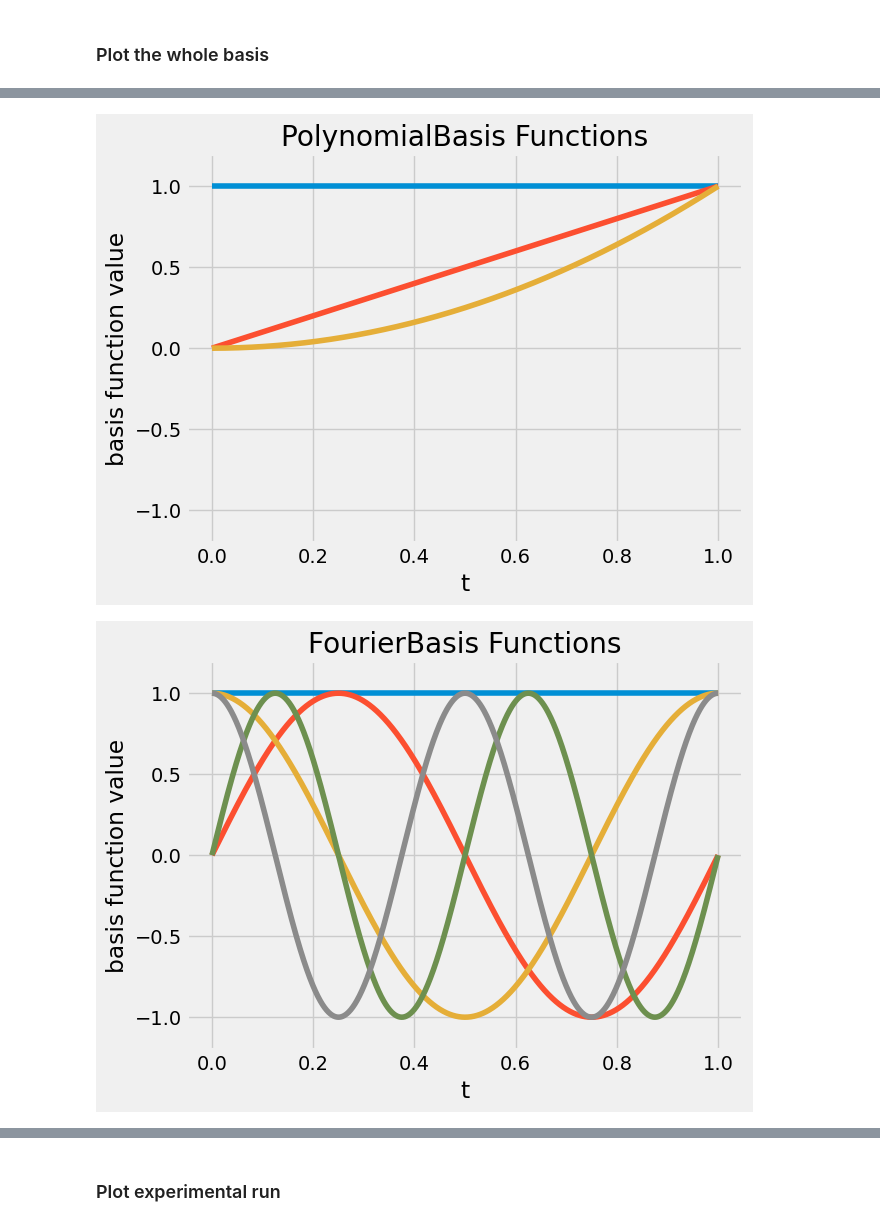
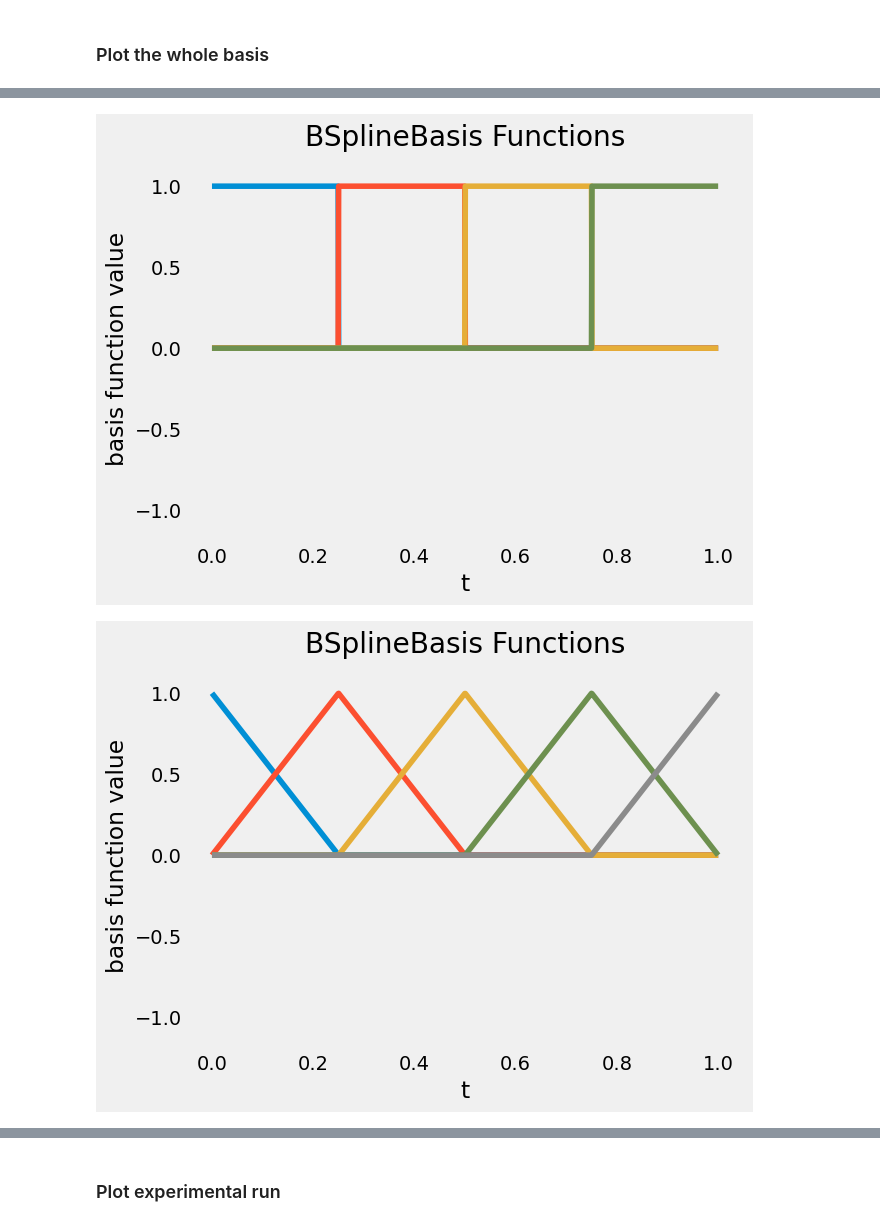
Before and after one commit to TedOiler/nbdo_paper, a Jupyter notebook: playground/J/check_J.ipynb, the cells around one changed output, grey strips where cells are left out. Cells and saved outputs as stored; diff of their text form; code cells hidden in the pictures.

```diff
--- a/playground/J/check_J.ipynb
+++ b/playground/J/check_J.ipynb
@@ -35,8 +19,12 @@ print(J)
 # %%
 degree_bspline = 0
-num_basis_bspline = 3
-bspline_0_3 = BSplineBasis(degree_bspline, num_basis_bspline)
+num_basis_bspline = 4
+bspline_0 = BSplineBasis(degree_bspline, num_basis_bspline)
 
 degree_bspline = 1
 num_basis_bspline = 5
-bspline_1_5 = BSplineBasis(degree_bspline, num_basis_bspline)
+bspline_1 = BSplineBasis(degree_bspline, num_basis_bspline)
+
+degree_bspline = 3
+num_basis_bspline = 8
+bspline_3 = BSplineBasis(degree_bspline, num_basis_bspline)
@@ -80,8 +89,6 @@ bspline_1_5.plot_basis_functions(t_values)
-# %%
-poly_3.plot_basis_functions(t_values)
-# %% [output]
-[figure, removed]
-# %%
-fourier_5.plot_basis_functions(t_values)
-# %% [output]
-[figure, removed]
+# %%
+for basis in bases:
+    basis.plot_basis_functions(t_values)
+# %% [output]
+[figure, added]
+[figure, added]
```
Also changed, not shown: parts of 23 cells of this notebook, 5 other files.
